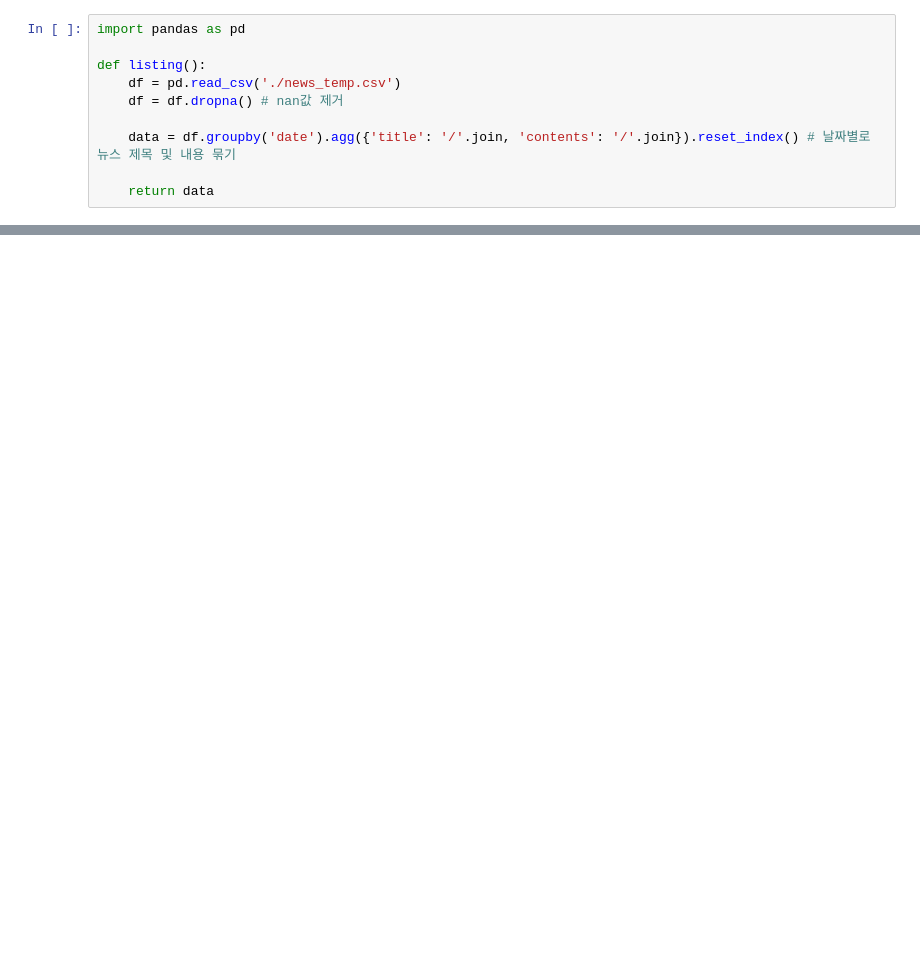
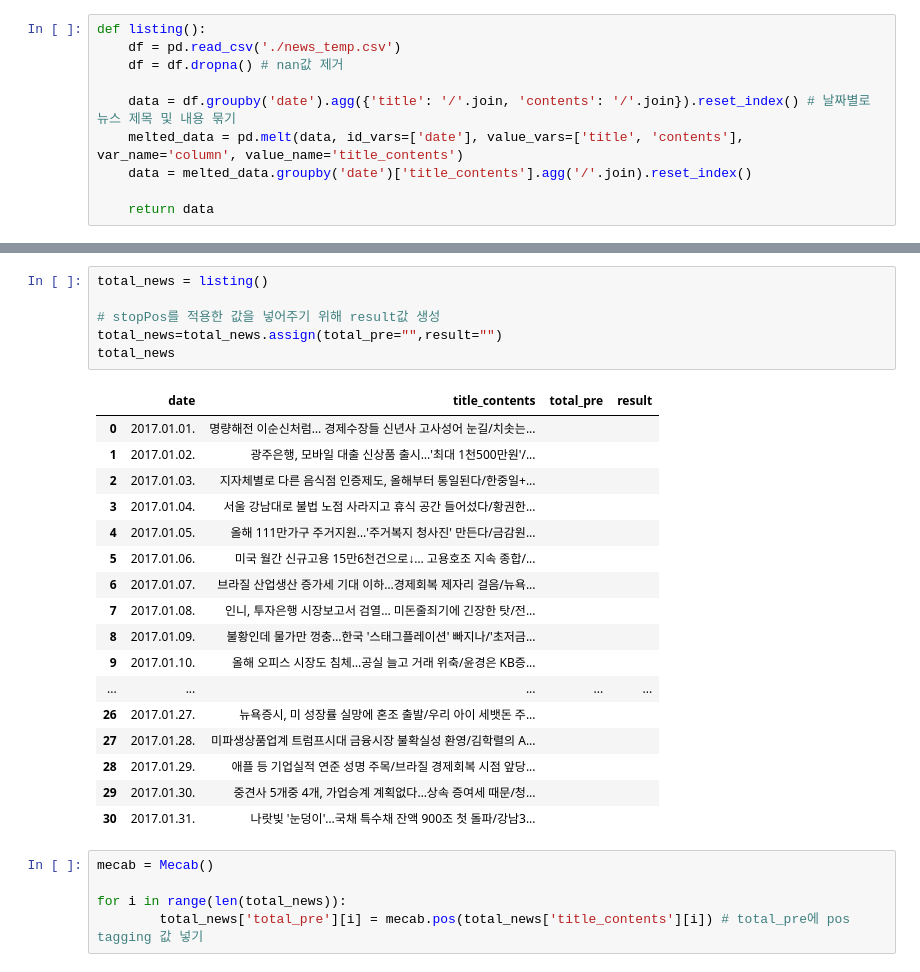
Before and after one commit to sesac-2023/BOK_TEAM4, a Jupyter notebook: jinny/test.ipynb, the cells around one changed output, grey strips where cells are left out. Saved outputs shown, nothing was run; the diff lists cells and outputs as text; blank space fills up the shorter version.

```diff
--- a/jinny/test.ipynb
+++ b/jinny/test.ipynb
@@ -1,10 +4,10 @@
 # %%
-import pandas as pd
-
 def listing():
     df = pd.read_csv('./news_temp.csv')
     df = df.dropna() # nan값 제거
 
     data = df.groupby('date').agg({'title': '/'.join, 'contents': '/'.join}).reset_index() # 날짜별로 뉴스 제목 및 내용 묶기
+    melted_data = pd.melt(data, id_vars=['date'], value_vars=['title', 'contents'], var_name='column', value_name='title_contents')
+    data = melted_data.groupby('date')['title_contents'].agg('/'.join).reset_index()
 
     return data
@@ -30,0 +36,29 @@ listing()
+# %%
+total_news = listing()
+
+# stopPos를 적용한 값을 넣어주기 위해 result값 생성
+total_news=total_news.assign(total_pre="",result="")
+total_news
+# %% [output]
+|  | date | title_contents | total_pre | result |
+| 0 | 2017.01.01. | 명량해전 이순신처럼… 경제수장들 신년사 고사성어 눈길/치솟는... |  |  |
+| 1 | 2017.01.02. | 광주은행, 모바일 대출 신상품 출시…'최대 1천500만원'/... |  |  |
+| 2 | 2017.01.03. | 지자체별로 다른 음식점 인증제도, 올해부터 통일된다/한중일+... |  |  |
+| 3 | 2017.01.04. | 서울 강남대로 불법 노점 사라지고 휴식 공간 들어섰다/황권한... |  |  |
+| 4 | 2017.01.05. | 올해 111만가구 주거지원…'주거복지 청사진' 만든다/금감원... |  |  |
+| 5 | 2017.01.06. | 미국 월간 신규고용 15만6천건으로↓… 고용호조 지속 종합/... |  |  |
+| 6 | 2017.01.07. | 브라질 산업생산 증가세 기대 이하…경제회복 제자리 걸음/뉴욕... |  |  |
+| 7 | 2017.01.08. | 인니, 투자은행 시장보고서 검열… 미돈줄죄기에 긴장한 탓/전... |  |  |
+| 8 | 2017.01.09. | 불황인데 물가만 껑충…한국 '스태그플레이션' 빠지나/'초저금... |  |  |
+| 9 | 2017.01.10. | 올해 오피스 시장도 침체…공실 늘고 거래 위축/윤경은 KB증... |  |  |
+| ... | ... | ... | ... | ... |
+| 26 | 2017.01.27. | 뉴욕증시, 미 성장률 실망에 혼조 출발/우리 아이 세뱃돈 주... |  |  |
+| 27 | 2017.01.28. | 미파생상품업계 트럼프시대 금융시장 불확실성 환영/김학렬의 A... |  |  |
+| 28 | 2017.01.29. | 애플 등 기업실적 연준 성명 주목/브라질 경제회복 시점 앞당... |  |  |
+| 29 | 2017.01.30. | 중견사 5개중 4개, 가업승계 계획없다…상속 증여세 때문/청... |  |  |
+| 30 | 2017.01.31. | 나랏빚 '눈덩이'…국채 특수채 잔액 900조 첫 돌파/강남3... |  |  |
+# %%
+mecab = Mecab()
+
+for i in range(len(total_news)):
+        total_news['total_pre'][i] = mecab.pos(total_news['title_contents'][i]) # total_pre에 pos tagging 값 넣기
```
Also changed, not shown: parts of 5 cells of this notebook, 1 other file.
